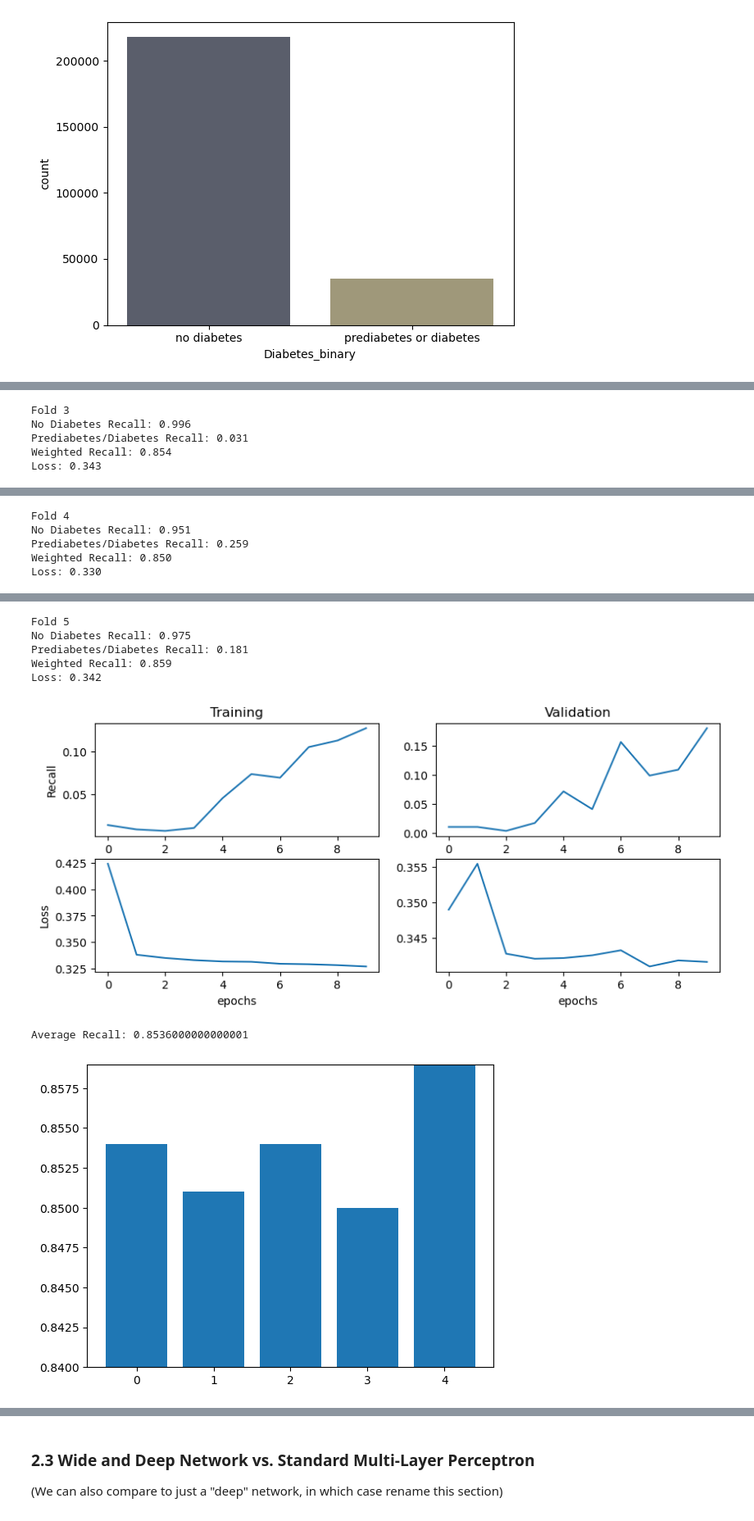
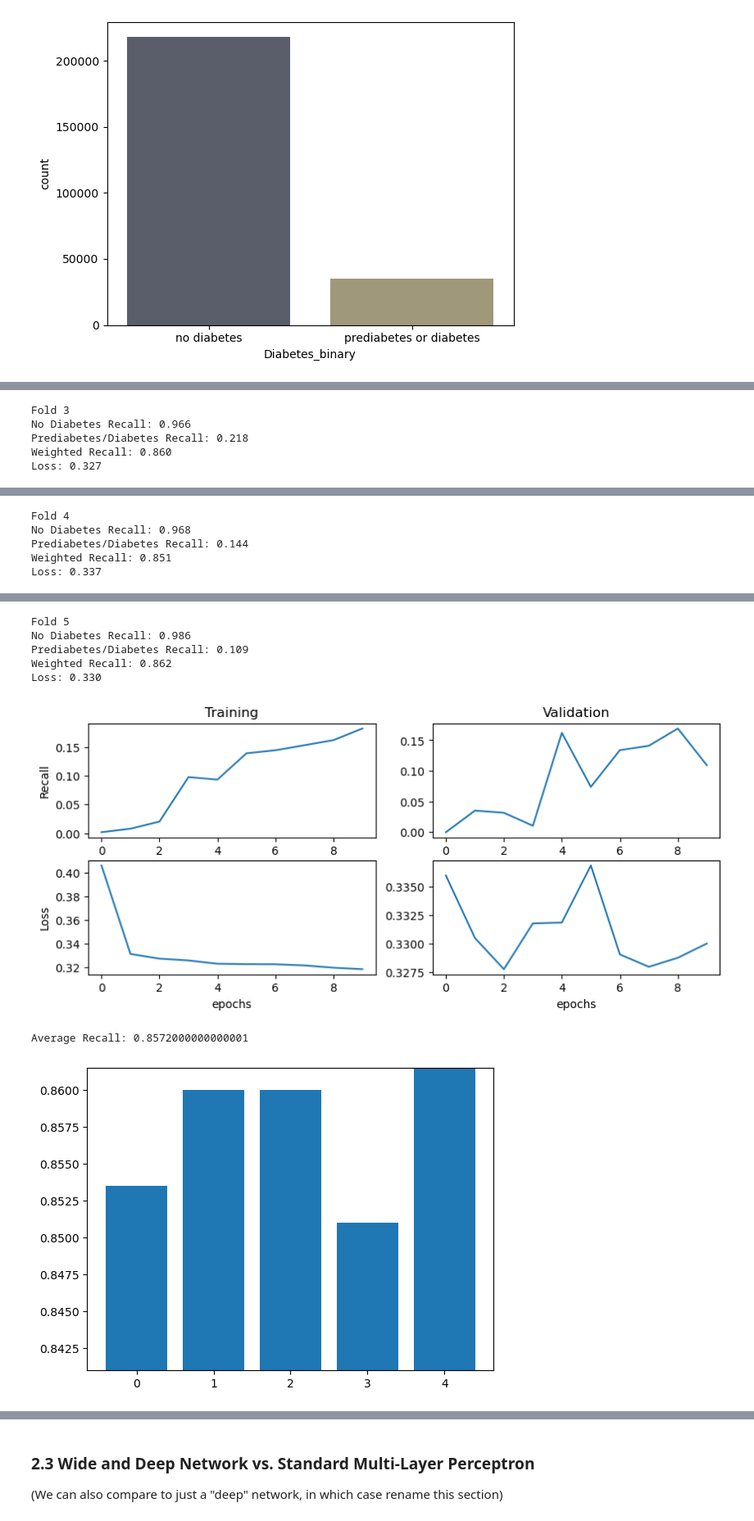
Before and after one commit to Mikecamdo/MachineLearning, a Jupyter notebook: Lab 5/WideAndDeepNetworks.ipynb, the cells around one changed output, grey strips where cells are left out. Shown at 82% size. Cells and saved outputs as stored; diff of their text form; code cells hidden in the pictures.

```diff
--- a/Lab 5/WideAndDeepNetworks.ipynb
+++ b/Lab 5/WideAndDeepNetworks.ipynb
@@ -208,10 +193,10 @@ Others:
 # %%
 import numpy as np
 
-df['Age_BMI_PhysActivity_Cross'] = np.multiply(df['Age'], np.multiply(df['BMI'], df['PhysActivity']))
+df['Age_DiffWalk_PhysActivity_Cross'] = np.multiply(df['Age'], np.multiply(df['DiffWalk'], df['PhysActivity']))
 df['HighBP_HighChol_Cross'] = np.multiply(df['HighBP'], df['HighChol'])
 df['Smoker_HvyAlcoholConsump_Cross'] = np.multiply(df['Smoker'], df['HvyAlcoholConsump'])
-df['GenHlth_MentHlth_Cross'] = np.multiply(df['GenHlth'], df['MentHlth'])
+df['Education_Income_Cross'] = np.multiply(df['Education'], df['Income'])
 
 df.info()
 df.head()
@@ -334,7 +319,7 @@ def wide_and_deep_model_1(X_train, X_test, y_train, y_test):
                            'Veggies', 'HvyAlcoholConsump', 'AnyHealthcare', 'NoDocbcCost',
                            'GenHlth', 'DiffWalk', 'Sex', 'Age', 'Education', 'Income']
 
-    cross_col_df_names = ['Age_BMI_PhysActivity_Cross', 'HighBP_HighChol_Cross', 'Smoker_HvyAlcoholConsump_Cross', 'GenHlth_MentHlth_Cross']
+    cross_col_df_names = ['Age_DiffWalk_PhysActivity_Cross', 'HighBP_HighChol_Cross', 'Smoker_HvyAlcoholConsump_Cross', 'Education_Income_Cross']
 
     numeric_columns = ['BMI', 'MentHlth', 'PhysHlth']
 
@@ -414,6 +399,11 @@ def wide_and_deep_model_1(X_train, X_test, y_train, y_test):
     return stats, loss, history
 # %%
 # Call get_recall with the wide_and_deep_model function
+df_subset = df.sample(10000)
+
+X = df_subset.drop(columns=["Diabetes_binary"])
+y = df_subset["Diabetes_binary"]
+
 model_1_recall = get_recall(X, y, wide_and_deep_model_1)
 # %% [output]
 Fold 1
@@ -431,5 +421,5 @@ Loss: 0.331
 Fold 3
-No Diabetes Recall: 0.996
-Prediabetes/Diabetes Recall: 0.031
-Weighted Recall: 0.854
-Loss: 0.343
+No Diabetes Recall: 0.966
+Prediabetes/Diabetes Recall: 0.218
+Weighted Recall: 0.860
+Loss: 0.327
@@ -437,5 +427,5 @@ Loss: 0.343
 Fold 4
-No Diabetes Recall: 0.951
-Prediabetes/Diabetes Recall: 0.259
-Weighted Recall: 0.850
-Loss: 0.330
+No Diabetes Recall: 0.968
+Prediabetes/Diabetes Recall: 0.144
+Weighted Recall: 0.851
+Loss: 0.337
@@ -443,11 +433,11 @@ Loss: 0.330
 Fold 5
-No Diabetes Recall: 0.975
-Prediabetes/Diabetes Recall: 0.181
-Weighted Recall: 0.859
-Loss: 0.342
+No Diabetes Recall: 0.986
+Prediabetes/Diabetes Recall: 0.109
+Weighted Recall: 0.862
+Loss: 0.330
-[figure, old version]
+[figure, new version]
-Average Recall: 0.8536000000000001
+Average Recall: 0.8572000000000001
-[figure, old version]
+[figure, new version]
 # %% [markdown]
 The average recall for this model is around 86.4%, which seems to be pretty good, but in this situation it's not. Upon further analysis, it's very apparent that this model's recall is really good for "no diabetes" (around 98% for each fold), but its recall is horrible for "prediabetes/diabetes" (around 10% for each fold). This means that our model will only tell around 10% of people with prediabetes/diabetes that they should go and get tested, which isn't very good...
 
```
Also changed, not shown: parts of 19 cells of this notebook.
